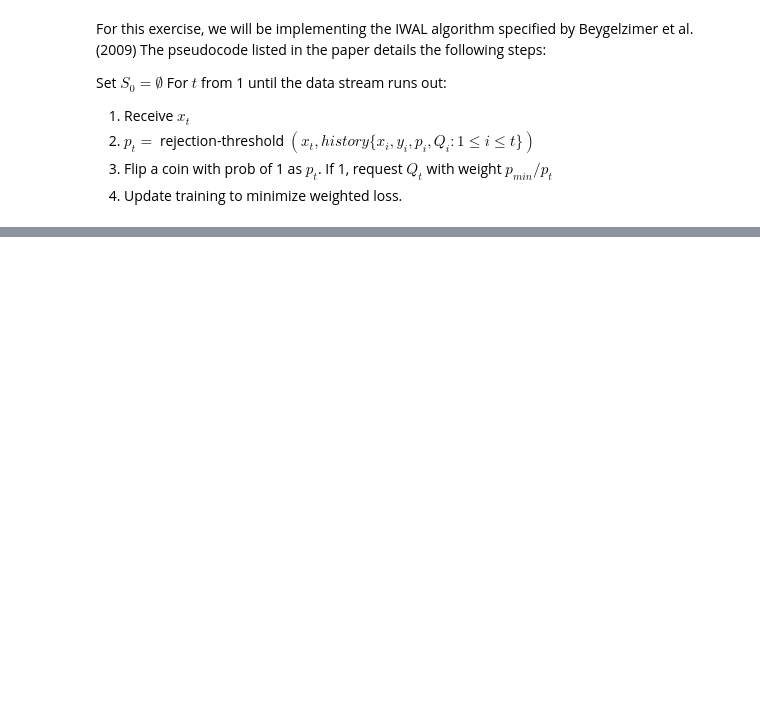
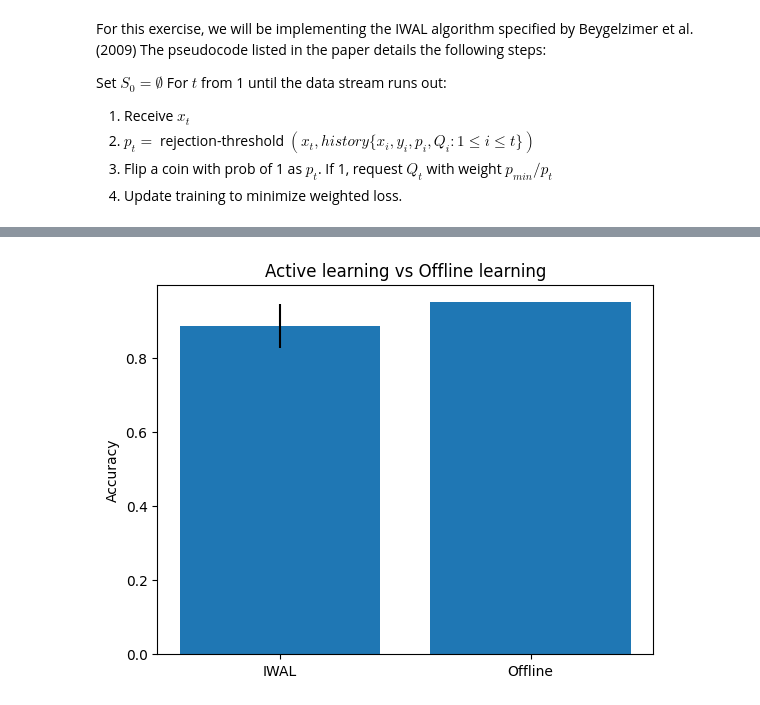
Before and after one commit to jonazhu/ACTIVibrio, a Jupyter notebook: IWAL/iwal.ipynb, the cells around one changed output, grey strips where cells are left out. Saved outputs shown, nothing was run; the diff lists cells and outputs as text; code cells hidden in the pictures; blank space fills up the shorter version.

```diff
--- a/IWAL/iwal.ipynb
+++ b/IWAL/iwal.ipynb
@@ -376,0 +533,11 @@ with open('ex2.pkl', 'wb') as f:
+# %%
+mean_acc_al = np.mean(accs)
+std_acc_al = np.std(accs)
+
+#plot above in a bar graph
+plt.bar(['IWAL', 'Offline'], [mean_acc_al, acc_offline], yerr=[std_acc_al, 0])
+plt.ylabel('Accuracy')
+plt.title('Active learning vs Offline learning')
+plt.show()
+# %% [output]
+[figure, added]
```
Also changed, not shown: parts of 14 cells of this notebook.
